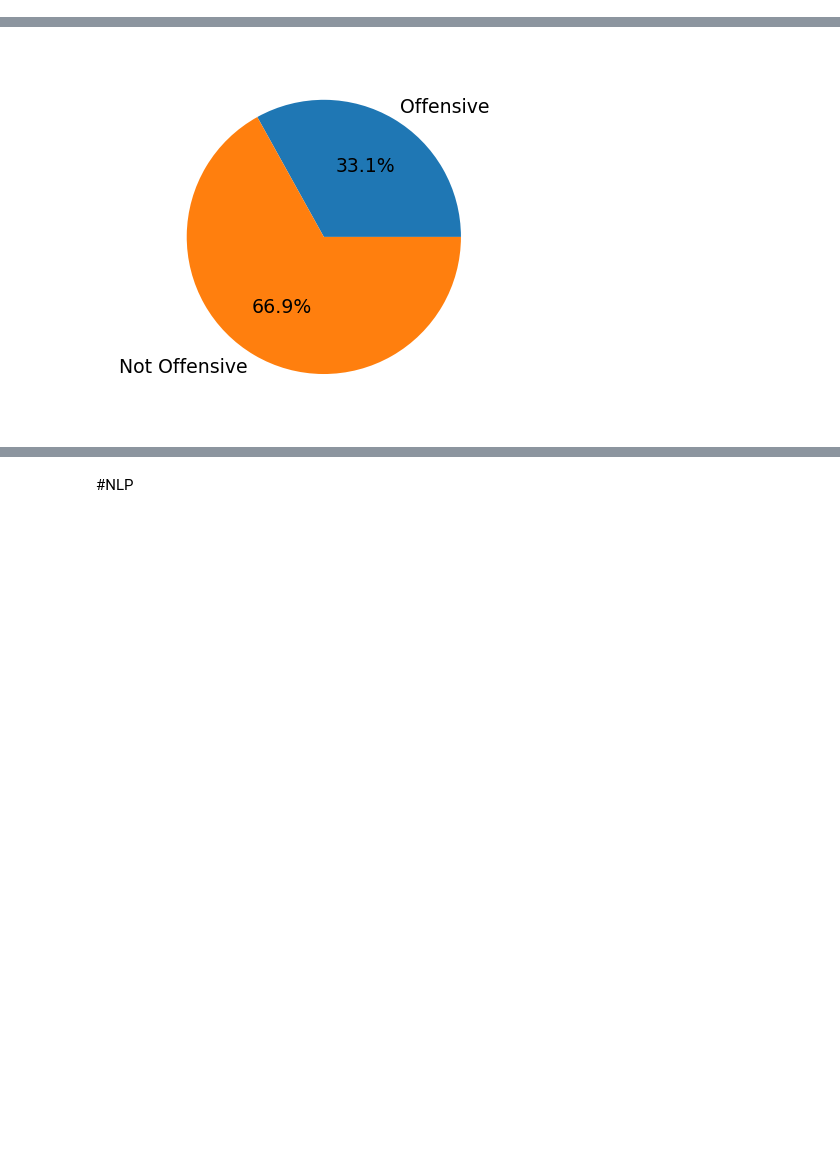
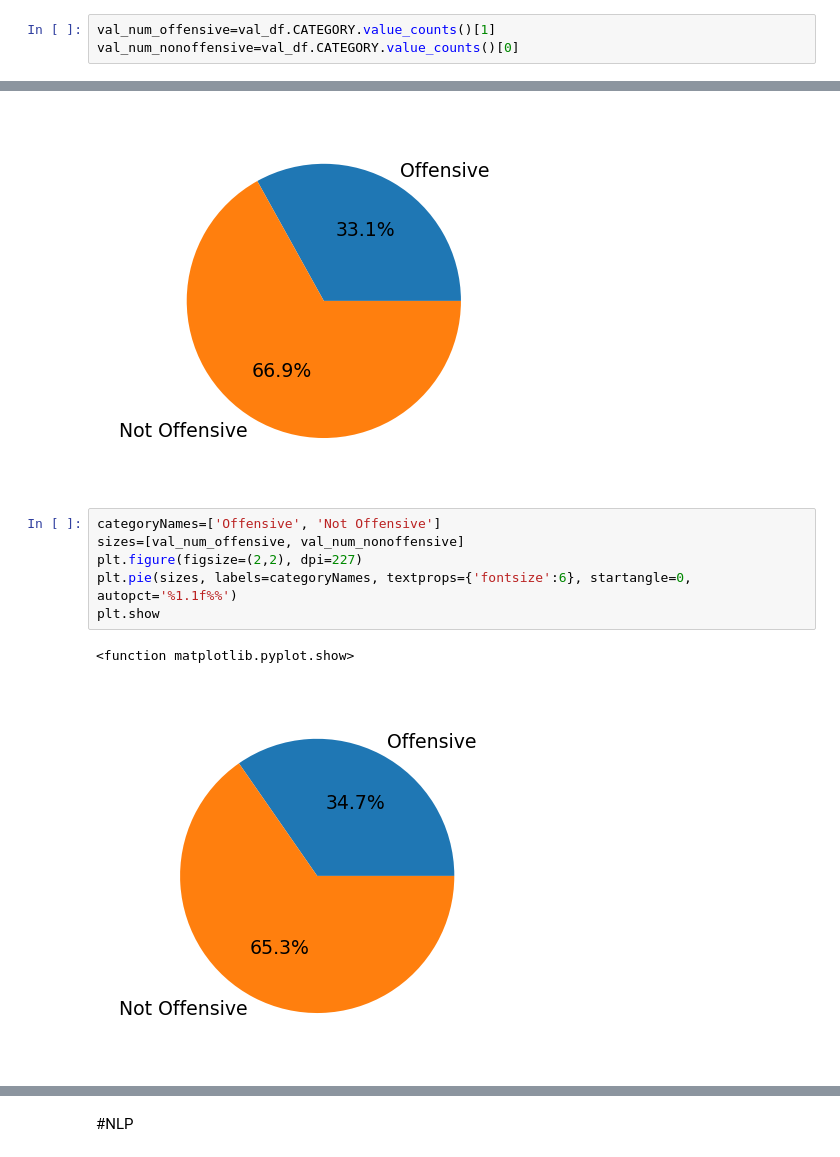
Before and after one commit to prawizard/CE888_Repo, a Jupyter notebook: Project/TweetEval_Project2.ipynb, the cells around one changed output, grey strips where cells are left out. Cells and saved outputs as stored; diff of their text form; blank space fills up the shorter version.

```diff
--- a/Project/TweetEval_Project2.ipynb
+++ b/Project/TweetEval_Project2.ipynb
@@ -100,3 +214,6 @@ Name: CATEGORY, dtype: int64
 # %%
 num_offensive=df.CATEGORY.value_counts()[1]
 num_nonoffensive=df.CATEGORY.value_counts()[0]
+# %%
+val_num_offensive=val_df.CATEGORY.value_counts()[1]
+val_num_nonoffensive=val_df.CATEGORY.value_counts()[0]
@@ -109,3 +229,12 @@ plt.show
 # %% [output]
 <function matplotlib.pyplot.show>
 [figure]
+# %%
+categoryNames=['Offensive', 'Not Offensive']
+sizes=[val_num_offensive, val_num_nonoffensive]
+plt.figure(figsize=(2,2), dpi=227)
+plt.pie(sizes, labels=categoryNames, textprops={'fontsize':6}, startangle=0, autopct='%1.1f%%')
+plt.show
+# %% [output]
+<function matplotlib.pyplot.show>
+[figure, added]
```
Also changed, not shown: parts of 121 cells of this notebook.
